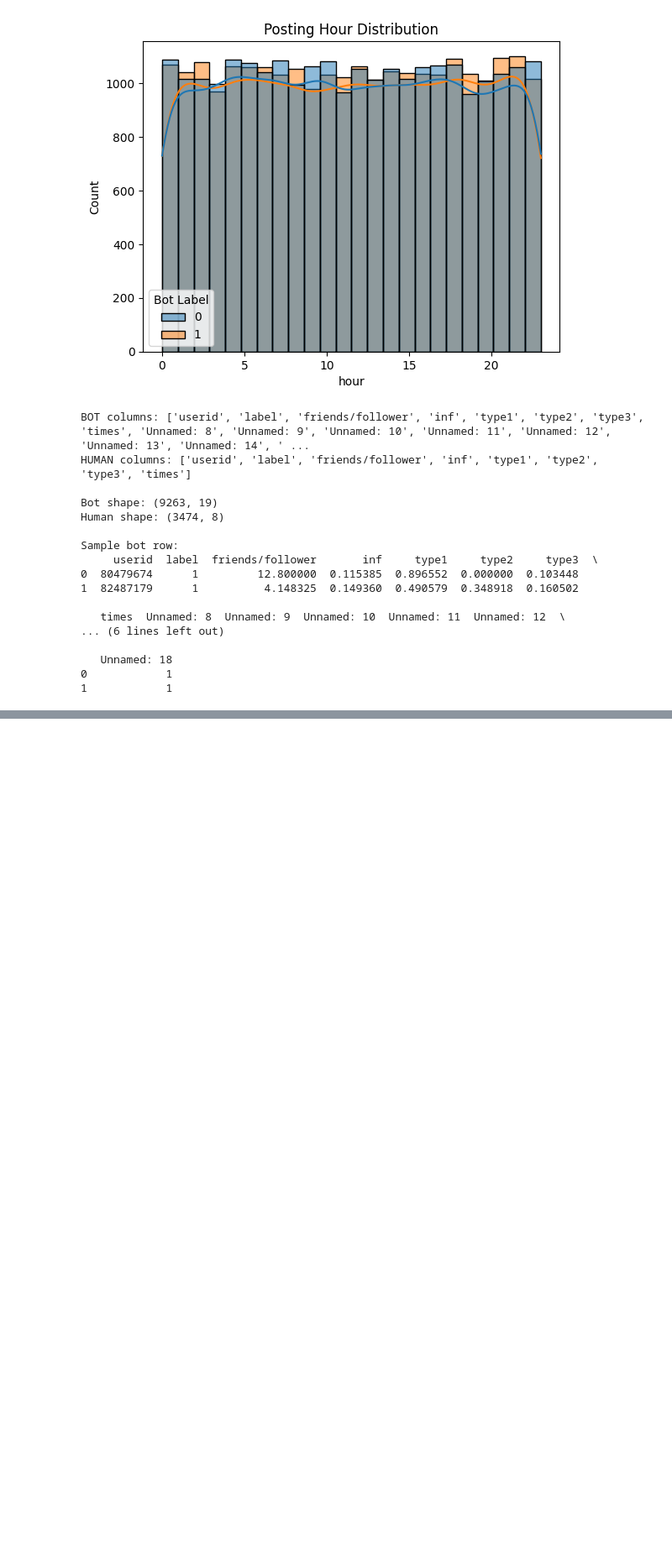
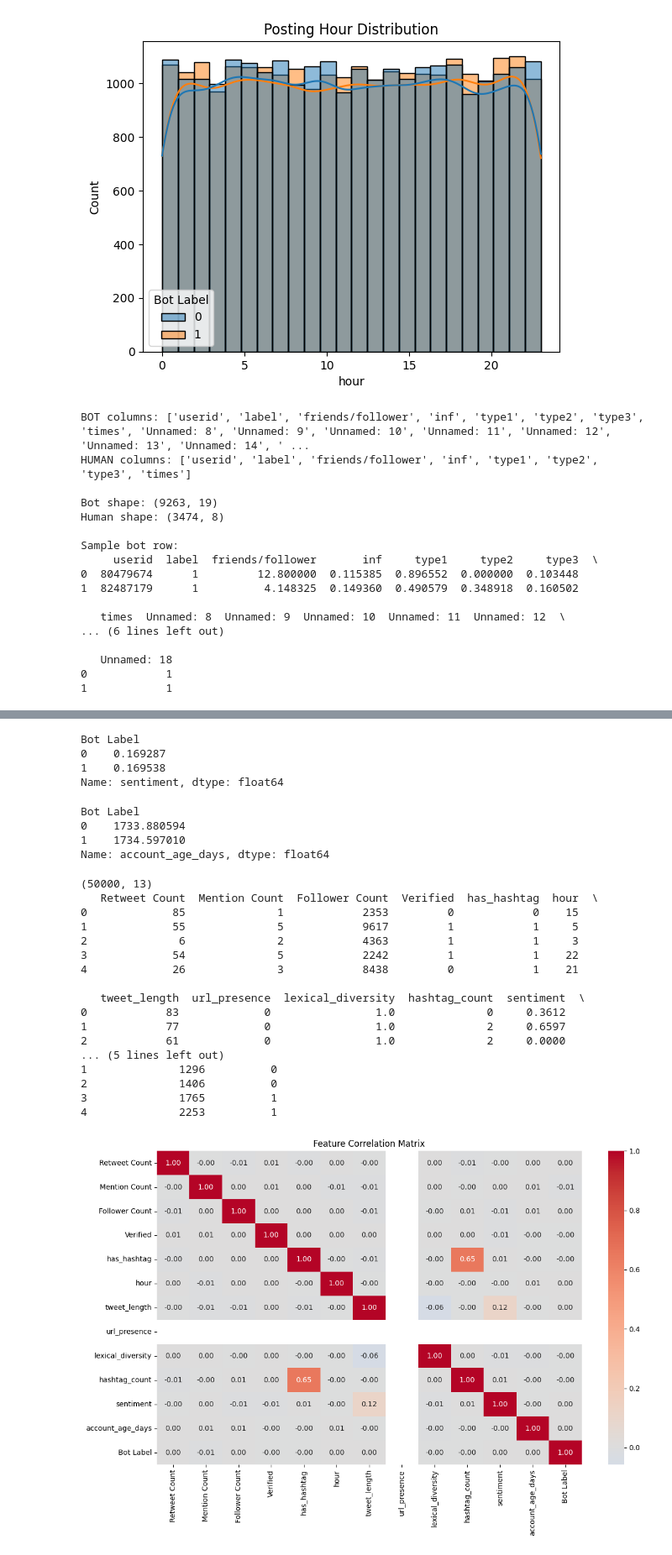
Before and after one commit to k-p2606/bot-or-not, a Jupyter notebook: bot-classifier.ipynb, the cells around one changed output, grey strips where cells are left out. Shown at 84% size. Saved outputs shown, nothing was run; the diff lists cells and outputs as text; code cells hidden in the pictures; blank space fills up the shorter version.

```diff
--- a/bot-classifier.ipynb
+++ b/bot-classifier.ipynb
@@ -136,0 +171,64 @@ Sample bot row:
+# %%
+from vaderSentiment.vaderSentiment import SentimentIntensityAnalyzer
+
+sia = SentimentIntensityAnalyzer()
+df['sentiment'] = df['Tweet'].apply(lambda t: sia.polarity_scores(str(t))['compound'])
+
+print(df.groupby('Bot Label')['sentiment'].mean())
+# %% [output]
+Bot Label
+0    0.169287
+1    0.169538
+Name: sentiment, dtype: float64
+# %%
+# Account age in days (Created At was already parsed to datetime in the EDA)
+reference_date = pd.Timestamp('2026-06-15')
+df['account_age_days'] = (reference_date - df['Created At']).dt.days
+
+print(df.groupby('Bot Label')['account_age_days'].mean())
+# %% [output]
+Bot Label
+0    1733.880594
+1    1734.597010
+Name: account_age_days, dtype: float64
+# %%
+# Preview the full feature matrix and check correlation with label
+feature_cols = [
+    'Retweet Count', 'Mention Count', 'Follower Count', 'Verified',
+    'has_hashtag', 'hour',
+    'tweet_length', 'url_presence', 'lexical_diversity', 'hashtag_count',
+    'sentiment', 'account_age_days',
+    'Bot Label'
+]
+
+feature_df = df[feature_cols].copy()
+feature_df['Verified'] = feature_df['Verified'].astype(int)
+
+print(feature_df.shape)
+print(feature_df.head())
+
+# Correlation heatmap
+plt.figure(figsize=(12, 8))
+sns.heatmap(feature_df.corr(), annot=True, fmt='.2f', cmap='coolwarm', center=0)
+plt.title('Feature Correlation Matrix')
+plt.tight_layout()
+plt.show()
+# %% [output]
+(50000, 13)
+   Retweet Count  Mention Count  Follower Count  Verified  has_hashtag  hour  \
+0             85              1            2353         0            0    15
+1             55              5            9617         1            1     5
+2              6              2            4363         1            1     3
+3             54              5            2242         1            1    22
+4             26              3            8438         0            1    21
+
+   tweet_length  url_presence  lexical_diversity  hashtag_count  sentiment  \
+0            83             0                1.0              0     0.3612
+1            77             0                1.0              2     0.6597
+2            61             0                1.0              2     0.0000
+... (5 lines left out)
+1              1296          0
+2              1406          0
+3              1765          1
+4              2253          1
+[figure, added]
```
Also changed, not shown: parts of 8 cells of this notebook, 1 other file.
